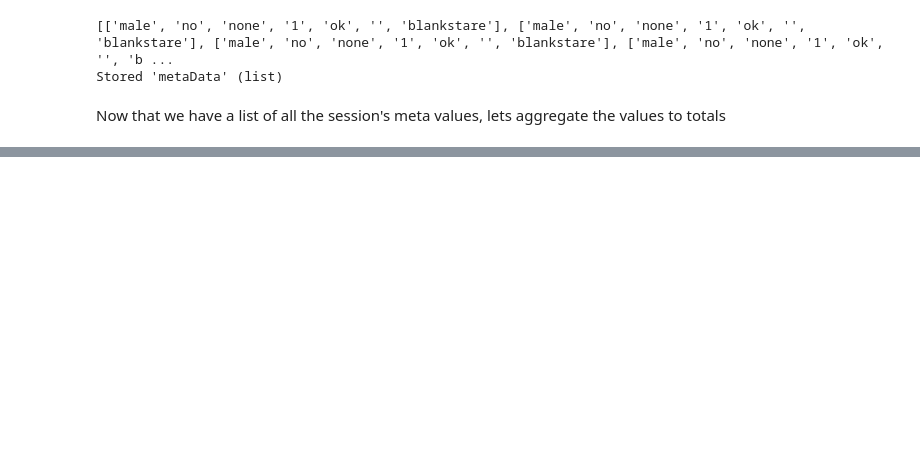
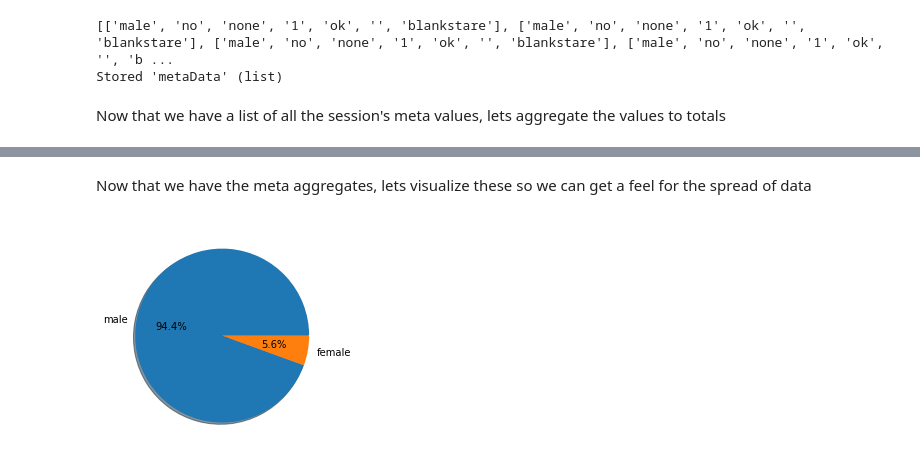
Before and after one commit to bkneis/PhotofaceDBExplorer, a Jupyter notebook: PhotofaceDataExplorer.ipynb, the cells around one changed output, grey strips where cells are left out. Cells and saved outputs as stored; diff of their text form; code cells hidden in the pictures; blank space fills up the shorter version.

Commit message:
Plot the meta data info on graphs to visualise the spread of data

```diff
--- a/PhotofaceDataExplorer.ipynb
+++ b/PhotofaceDataExplorer.ipynb
@@ -60,0 +64,7 @@ print(totals)
+# %% [markdown]
+Now that we have the meta aggregates, lets visualize these so we can get a feel for the spread of data
+# %%
+import plotHelper
+plotHelper.plotPie(totals['gender'])
+# %% [output]
+[figure, added]
```
Also changed, not shown: parts of 8 cells of this notebook.
